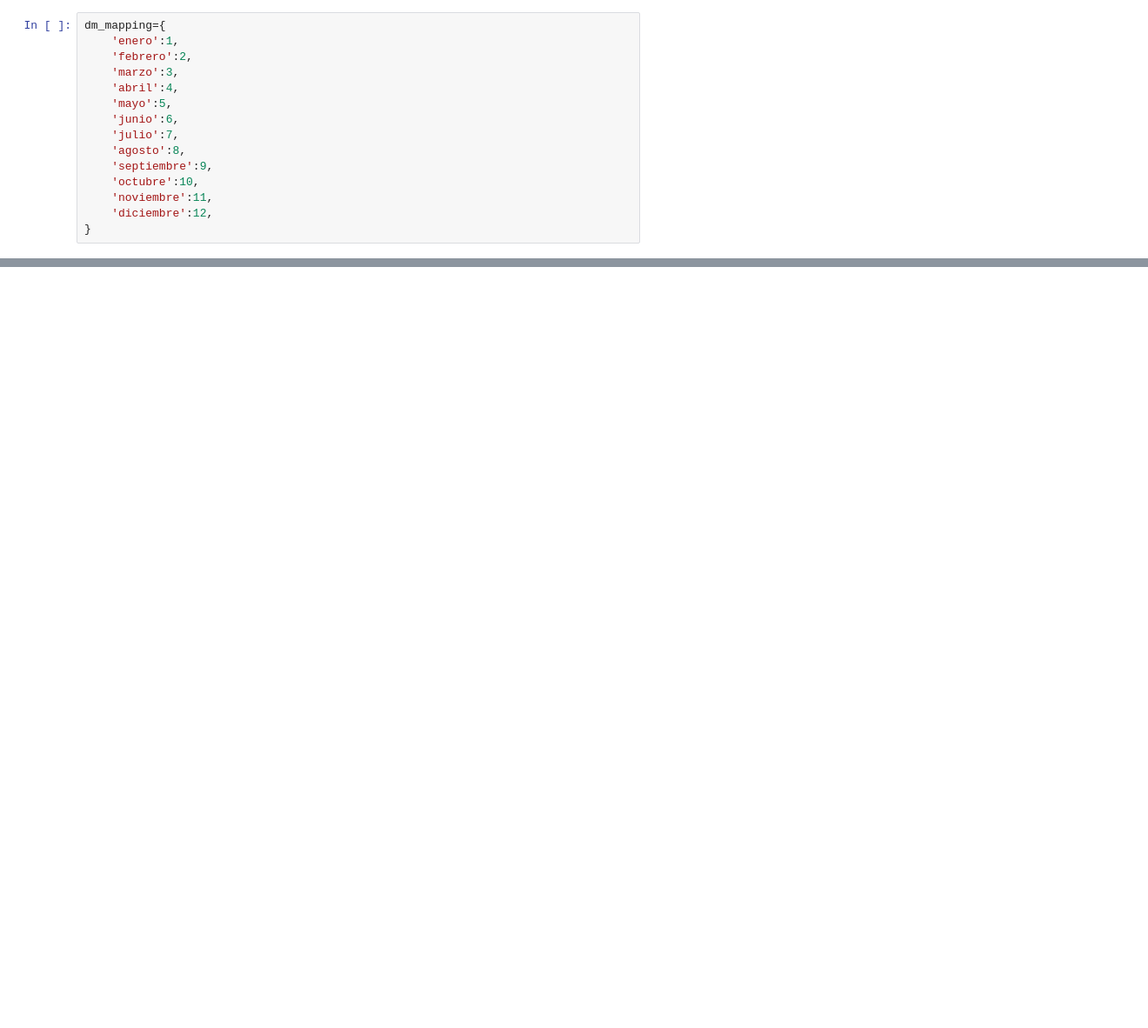
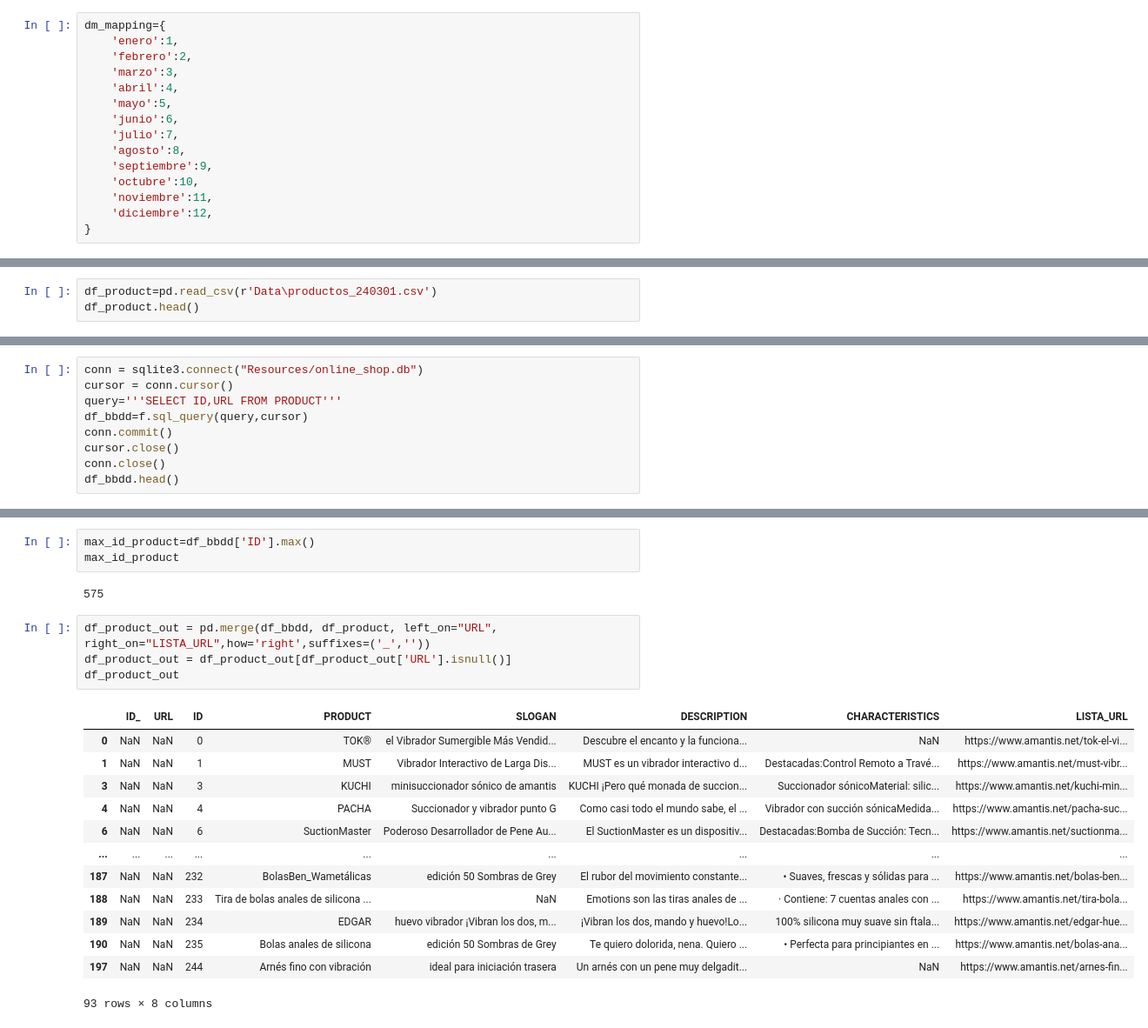
Before and after one commit to 75Engel/Proyecto_tienda_online, a Jupyter notebook: src/Notebook/04_Ingest.ipynb, the cells around one changed output, grey strips where cells are left out. Shown: that part at 87% size. Drawn from its saved outputs; the diff is of its cells as text; blank space fills up the shorter version.

```diff
--- a/src/Notebook/04_Ingest.ipynb
+++ b/src/Notebook/04_Ingest.ipynb
@@ -591,0 +598,3 @@ df_date_filtered=reengineer_comment("Resources/online_shop.db",df_date)
+# %%
+df_product=pd.read_csv(r'Data\productos_240301.csv')
+df_product.head()
@@ -591,0 +608,9 @@ df_date_filtered=reengineer_comment("Resources/online_shop.db",df_date)
+# %%
+conn = sqlite3.connect("Resources/online_shop.db")
+cursor = conn.cursor()
+query='''SELECT ID,URL FROM PRODUCT'''
+df_bbdd=f.sql_query(query,cursor)
+conn.commit()
+cursor.close()
+conn.close()
+df_bbdd.head()
@@ -591,0 +672,23 @@ df_date_filtered=reengineer_comment("Resources/online_shop.db",df_date)
+# %%
+max_id_product=df_bbdd['ID'].max()
+max_id_product
+# %% [output]
+575
+# %%
+df_product_out = pd.merge(df_bbdd, df_product, left_on="URL", right_on="LISTA_URL",how='right',suffixes=('_',''))
+df_product_out = df_product_out[df_product_out['URL'].isnull()]
+df_product_out
+# %% [output]
+|  | ID_ | URL | ID | PRODUCT | SLOGAN | DESCRIPTION | CHARACTERISTICS | LISTA_URL |
+| 0 | NaN | NaN | 0 | TOK® | el Vibrador Sumergible Más Vendid... | Descubre el encanto y la funciona... | NaN | https://www.amantis.net/tok-el-vi... |
+| 1 | NaN | NaN | 1 | MUST | Vibrador Interactivo de Larga Dis... | MUST es un vibrador interactivo d... | Destacadas:Control Remoto a Travé... | https://www.amantis.net/must-vibr... |
+| 3 | NaN | NaN | 3 | KUCHI | minisuccionador sónico de amantis | KUCHI ¡Pero qué monada de succion... | Succionador sónicoMaterial: silic... | https://www.amantis.net/kuchi-min... |
+| 4 | NaN | NaN | 4 | PACHA | Succionador y vibrador punto G | Como casi todo el mundo sabe, el ... | Vibrador con succión sónicaMedida... | https://www.amantis.net/pacha-suc... |
+| 6 | NaN | NaN | 6 | SuctionMaster | Poderoso Desarrollador de Pene Au... | El SuctionMaster es un dispositiv... | Destacadas:Bomba de Succión: Tecn... | https://www.amantis.net/suctionma... |
+| ... | ... | ... | ... | ... | ... | ... | ... | ... |
+| 187 | NaN | NaN | 232 | BolasBen_Wametálicas | edición 50 Sombras de Grey | El rubor del movimiento constante... | • Suaves, frescas y sólidas para ... | https://www.amantis.net/bolas-ben... |
+| 188 | NaN | NaN | 233 | Tira de bolas anales de silicona ... | NaN | Emotions son las tiras anales de ... | · Contiene: 7 cuentas anales con ... | https://www.amantis.net/tira-bola... |
+| 189 | NaN | NaN | 234 | EDGAR | huevo vibrador ¡Vibran los dos, m... | ¡Vibran los dos, mando y huevo!Lo... | 100% silicona muy suave sin ftala... | https://www.amantis.net/edgar-hue... |
+| 190 | NaN | NaN | 235 | Bolas anales de silicona | edición 50 Sombras de Grey | Te quiero dolorida, nena. Quiero ... | • Perfecta para principiantes en ... | https://www.amantis.net/bolas-ana... |
+| 197 | NaN | NaN | 244 | Arnés fino con vibración | ideal para iniciación trasera | Un arnés con un pene muy delgadit... | NaN | https://www.amantis.net/arnes-fin... |
+93 rows × 8 columns
```
Also changed, not shown: parts of 36 cells of this notebook, 10 other files.
